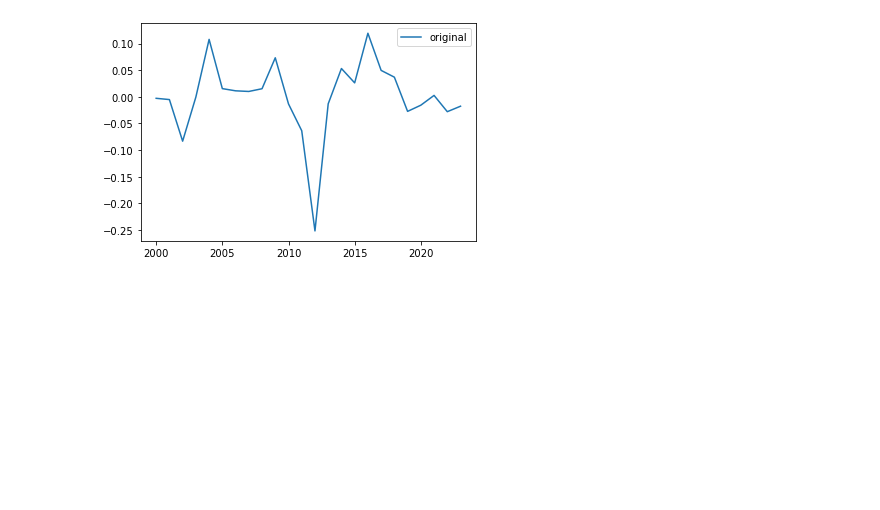
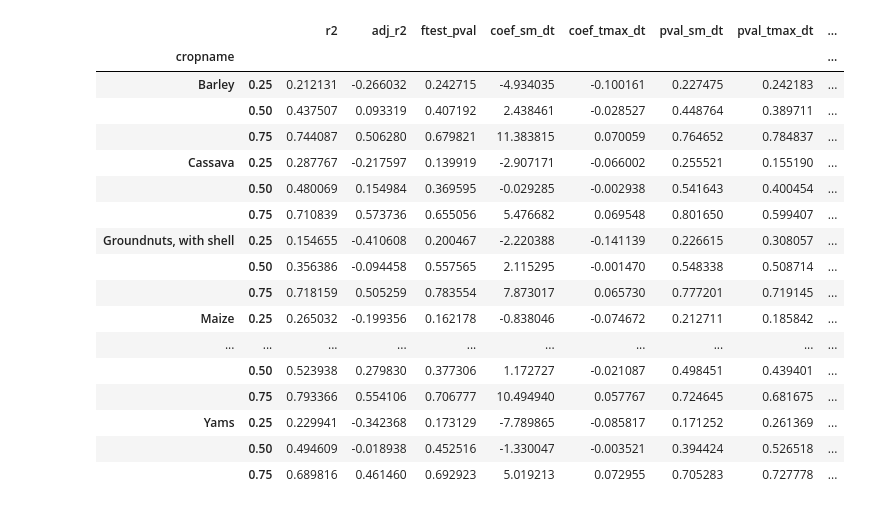
Before and after one commit to carospark/FAO_ag_check_code, a Jupyter notebook: clim_vars_dt.ipynb, the cells around one changed output. Drawn from its saved outputs; the diff is of its cells as text; code cells hidden in the pictures; blank space fills up the shorter version.

```diff
--- a/clim_vars_dt.ipynb
+++ b/clim_vars_dt.ipynb
@@ -63,19 +10,15 @@ ugh
-# %%
-year = test['year'].values
-y = test['yield_og'].values
-
-
-def linear_detrend(year, y):
-    X = sm.add_constant(year)  # add intercept
-    model = sm.OLS(y, X).fit()
-    trend = model.predict(X)
-    y_detrended = y - trend
-    return y_detrended
-
-y_dt = linear_detrend(year,y)
-plt.plot(year, test['yield'], label="original")
-#plt.plot(year, y_dt, label="detrended")
-plt.legend()
-plt.show()
-# %% [output]
-[figure, removed]
+# %%
+yields = pd.read_csv("./data/yield_comparison.csv")
+yields= yields.loc[:, ~yields.columns.str.contains("_lag|_lead|fao_idx|gridcells", regex=True)]
+
+sm_tmax = pd.read_csv("./data/sm_tmax.csv")
+yields_clim = yields.merge(sm_tmax, how="left", on = ["year", "cropname", "country"])
+
+yields_clim = detrend_group(yields_clim, "sm_og", "sm_dt")
+yields_clim = detrend_group(yields_clim, "tmax_og", "tmax_dt")
+
+yields_clim = yields_clim[yields_clim.notna()]
+# %%
+test = yields_clim[["country", "cropname", "year", "sm_dt", "tmax_dt", "yield_log_dt", "csif_log_dt"]].sample(10000).dropna(how="any")
+counts = test["country"].value_counts()
+test = test[test["country"].isin(counts[counts > 10].index)].reset_index(drop=True)
@@ -81,0 +65,26 @@ plt.show()
+# %%
+res = test.groupby(['cropname', 'country']).apply(
+    lambda group: safe_regress(group, formula= "yield_log_dt ~ sm_dt + tmax_dt")
+    ).reset_index(level=[0,1])
+res = res.iloc[:, ~res.columns.str.contains("Intercept", regex=True)]
+# %%
+res.drop({"country"}, axis=1).groupby("cropname").quantile([0.25, 0.5, 0.75])
+# %% [output]
+|  |  | r2 | adj_r2 | ftest_pval | coef_sm_dt | coef_tmax_dt | pval_sm_dt | pval_tmax_dt | ... |
+| cropname |  |  |  |  |  |  |  |  | ... |
+| Barley | 0.25 | 0.212131 | -0.266032 | 0.242715 | -4.934035 | -0.100161 | 0.227475 | 0.242183 | ... |
+|  | 0.50 | 0.437507 | 0.093319 | 0.407192 | 2.438461 | -0.028527 | 0.448764 | 0.389711 | ... |
+|  | 0.75 | 0.744087 | 0.506280 | 0.679821 | 11.383815 | 0.070059 | 0.764652 | 0.784837 | ... |
+| Cassava | 0.25 | 0.287767 | -0.217597 | 0.139919 | -2.907171 | -0.066002 | 0.255521 | 0.155190 | ... |
+|  | 0.50 | 0.480069 | 0.154984 | 0.369595 | -0.029285 | -0.002938 | 0.541643 | 0.400454 | ... |
+|  | 0.75 | 0.710839 | 0.573736 | 0.655056 | 5.476682 | 0.069548 | 0.801650 | 0.599407 | ... |
+| Groundnuts, with shell | 0.25 | 0.154655 | -0.410608 | 0.200467 | -2.220388 | -0.141139 | 0.226615 | 0.308057 | ... |
+|  | 0.50 | 0.356386 | -0.094458 | 0.557565 | 2.115295 | -0.001470 | 0.548338 | 0.508714 | ... |
+|  | 0.75 | 0.718159 | 0.505259 | 0.783554 | 7.873017 | 0.065730 | 0.777201 | 0.719145 | ... |
+| Maize | 0.25 | 0.265032 | -0.199356 | 0.162178 | -0.838046 | -0.074672 | 0.212711 | 0.185842 | ... |
+| ... | ... | ... | ... | ... | ... | ... | ... | ... | ... |
+|  | 0.50 | 0.523938 | 0.279830 | 0.377306 | 1.172727 | -0.021087 | 0.498451 | 0.439401 | ... |
+|  | 0.75 | 0.793366 | 0.554106 | 0.706777 | 10.494940 | 0.057767 | 0.724645 | 0.681675 | ... |
+| Yams | 0.25 | 0.229941 | -0.342368 | 0.173129 | -7.789865 | -0.085817 | 0.171252 | 0.261369 | ... |
+|  | 0.50 | 0.494609 | -0.018938 | 0.452516 | -1.330047 | -0.003521 | 0.394424 | 0.526518 | ... |
+|  | 0.75 | 0.689816 | 0.461460 | 0.692923 | 5.019213 | 0.072955 | 0.705283 | 0.727778 | ... |
```
Also changed, not shown: parts of 10 cells of this notebook, 19 other files.
